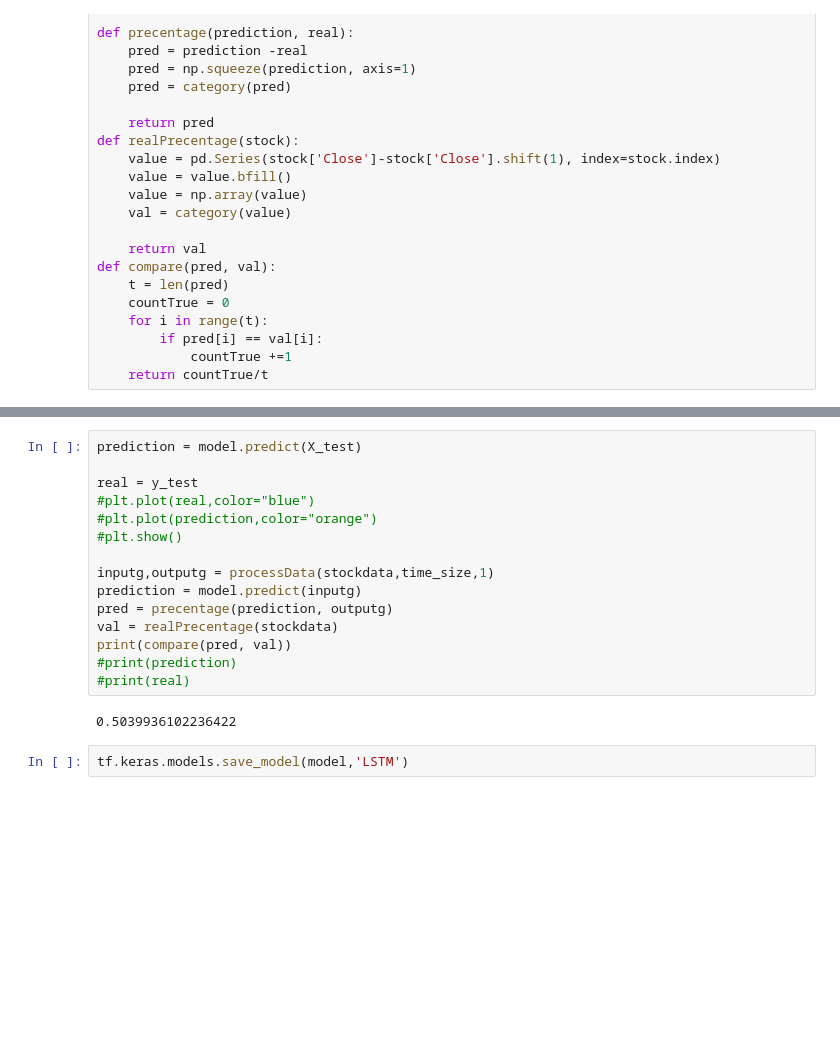
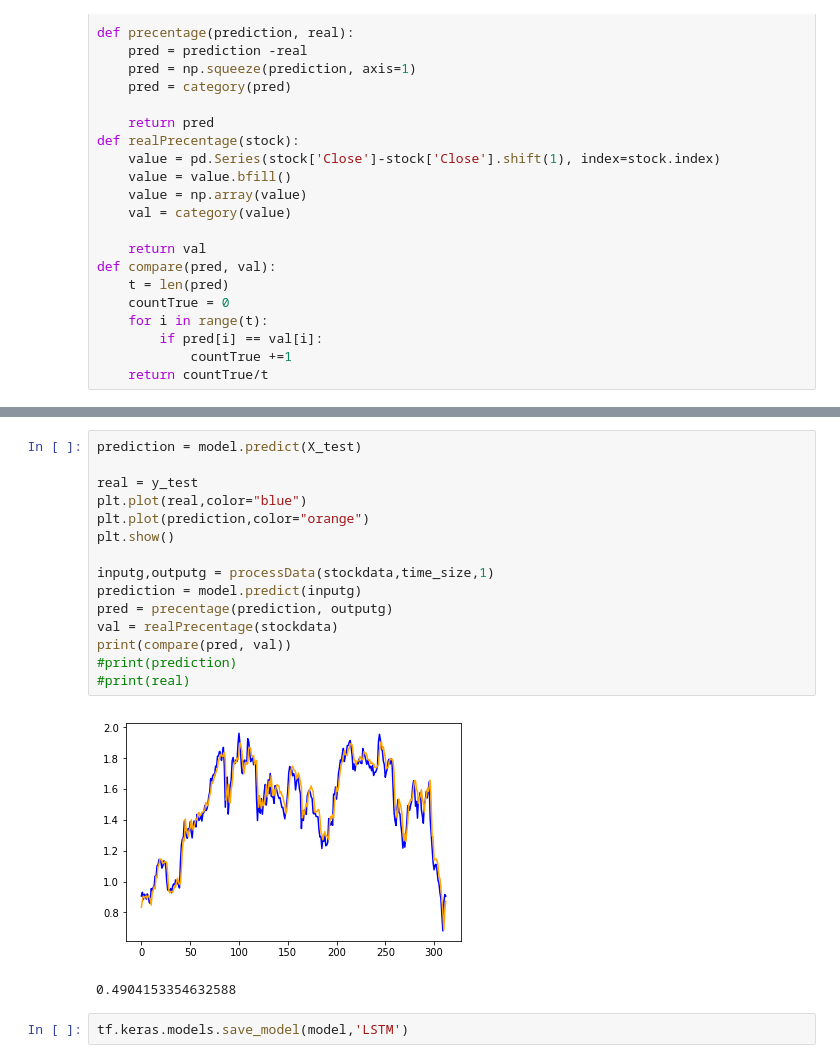
Before and after one commit to james868198/Stock-Market-Prediction, a Jupyter notebook: codes/LSTM_train.ipynb, the cells around one changed output, grey strips where cells are left out. Drawn from its saved outputs; the diff is of its cells as text; blank space fills up the shorter version.

```diff
--- a/codes/LSTM_train.ipynb
+++ b/codes/LSTM_train.ipynb
@@ -141,19 +143,20 @@ KeyboardInterrupt:
 # %%
 prediction = model.predict(X_test)
 
 real = y_test
-#plt.plot(real,color="blue")
-#plt.plot(prediction,color="orange")
-#plt.show()
+plt.plot(real,color="blue")
+plt.plot(prediction,color="orange")
+plt.show()
 
 inputg,outputg = processData(stockdata,time_size,1)
 prediction = model.predict(inputg)
 pred = precentage(prediction, outputg)
 val = realPrecentage(stockdata)
 print(compare(pred, val))
 #print(prediction)
 #print(real)
 # %% [output]
+[figure, added]
-0.5039936102236422
+0.4904153354632588
 # %%
 tf.keras.models.save_model(model,'LSTM')
```
Also changed, not shown: parts of 5 cells of this notebook, 2 other files.
